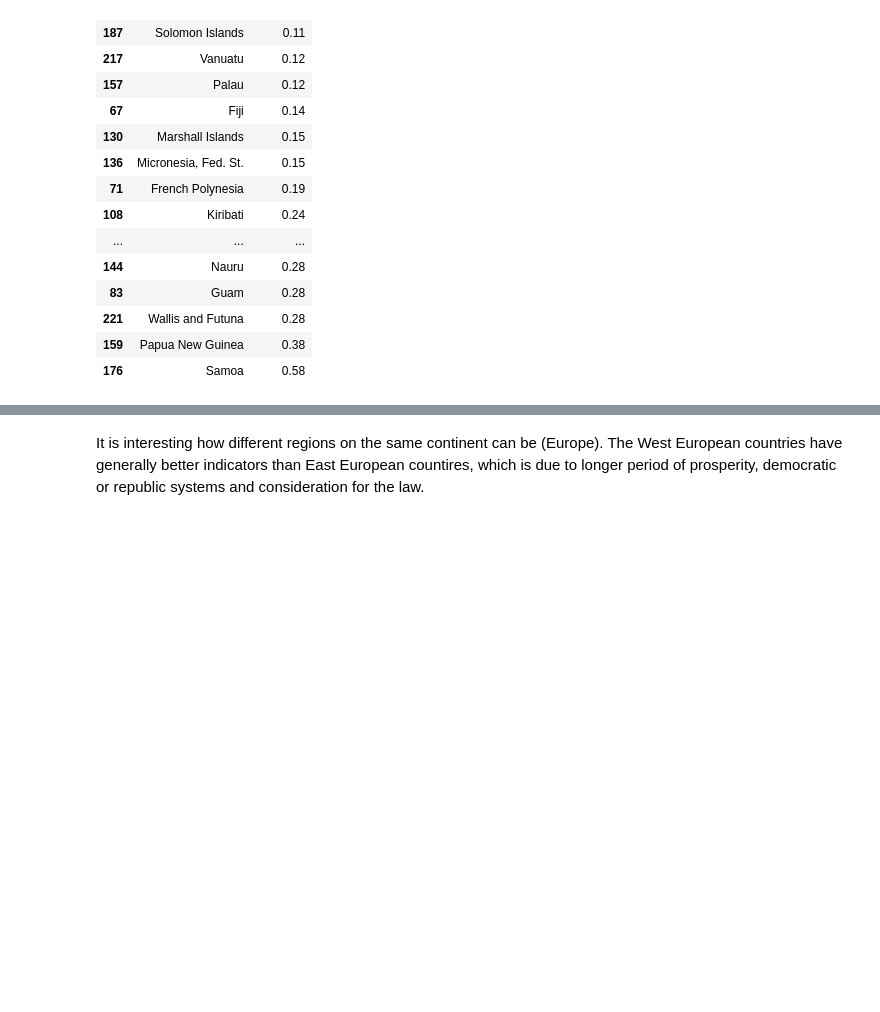
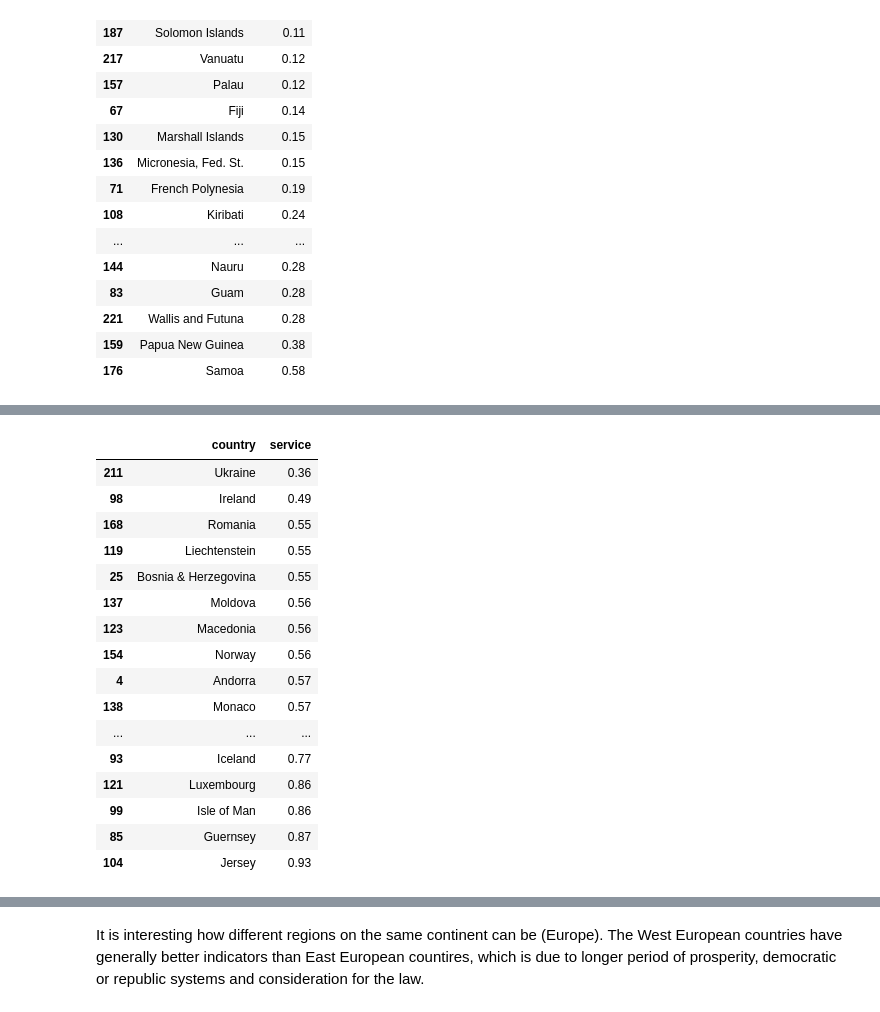
Before and after one commit to ksatola/Countries-of-the-World, a Jupyter notebook: workbook.ipynb, the cells around one changed output, grey strips where cells are left out. Drawn from its saved outputs; the diff is of its cells as text; code cells hidden in the pictures; blank space fills up the shorter version.

```diff
--- a/workbook.ipynb
+++ b/workbook.ipynb
@@ -1249,0 +1239,20 @@ To summarize... powtorzyc najwazniejsze z question 1
+# %%
+df[df['region2'] == 'Europe'][['country', 'service']].sort_values(by=['service'], ascending=True)
+# %% [output]
+|  | country | service |
+| 211 | Ukraine | 0.36 |
+| 98 | Ireland | 0.49 |
+| 168 | Romania | 0.55 |
+| 119 | Liechtenstein | 0.55 |
+| 25 | Bosnia & Herzegovina | 0.55 |
+| 137 | Moldova | 0.56 |
+| 123 | Macedonia | 0.56 |
+| 154 | Norway | 0.56 |
+| 4 | Andorra | 0.57 |
+| 138 | Monaco | 0.57 |
+| ... | ... | ... |
+| 93 | Iceland | 0.77 |
+| 121 | Luxembourg | 0.86 |
+| 99 | Isle of Man | 0.86 |
+| 85 | Guernsey | 0.87 |
+| 104 | Jersey | 0.93 |
```
Also changed, not shown: parts of 16 cells of this notebook, 1 other file.
